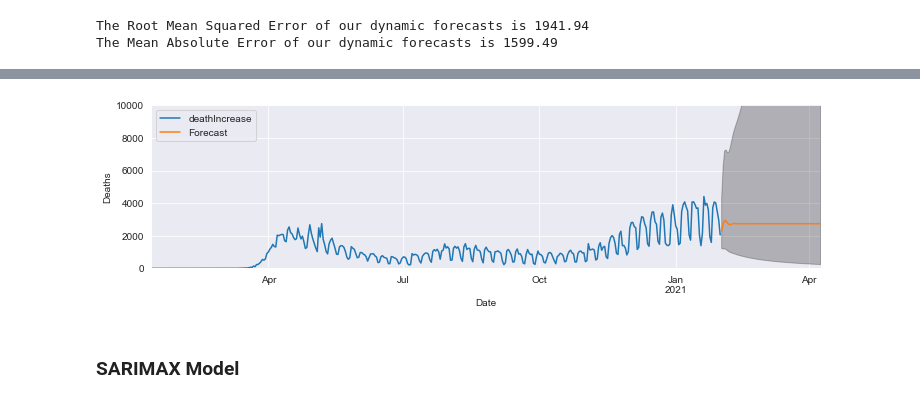
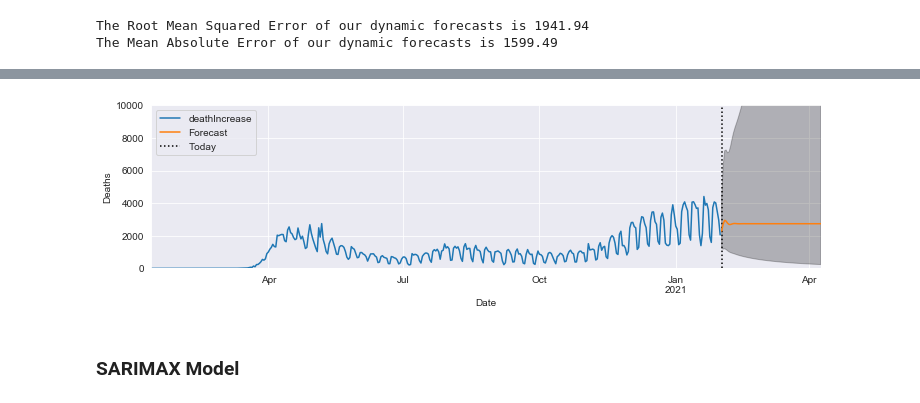
Before and after one commit to ghcn345/Coronavirus-Prediction, a Jupyter notebook: temp.ipynb, the cells around one changed output, grey strips where cells are left out. Drawn from its saved outputs; the diff is of its cells as text; code cells hidden in the pictures.

Commit message:
fixed graphs

```diff
--- a/temp.ipynb
+++ b/temp.ipynb
@@ -411,19 +413,18 @@ pred_conf = prediction.conf_int(alpha=.1)
 # %%
 # Plot future predictions with confidence intervals
 ax = deaths.plot(label='observed', figsize=(12, 3), )
 np.exp(prediction.predicted_mean).plot(ax=ax, label='Forecast')
 ax.fill_between(pred_conf.index,
                 np.exp(pred_conf.iloc[:, 0]),
                 np.exp(pred_conf.iloc[:, 1]), color='k', alpha=0.25)
 ax.set_xlabel('Date')
 ax.set_ylabel('Deaths')
 plt.ylim(bottom=0, top=10000)
-# ax.set_xlim(left=deaths.index[-90], right=deaths.index[-1]+pd.DateOffset(14))
-# plt.vlines(x=deaths.index[-1]+pd.DateOffset(1), ymin=0, ymax=10000, linestyles='dotted', label='Today')
+plt.vlines(x=deaths.index[-1]+pd.DateOffset(1), ymin=0, ymax=10000, linestyles='dotted', label='Today')
 plt.legend(loc='upper left')
 plt.show()
 # %% [output]
-[figure, old version]
+[figure, new version]
 # %% [markdown]
 ### SARIMAX Model
 # %%
```
Also changed, not shown: parts of 13 cells of this notebook.
